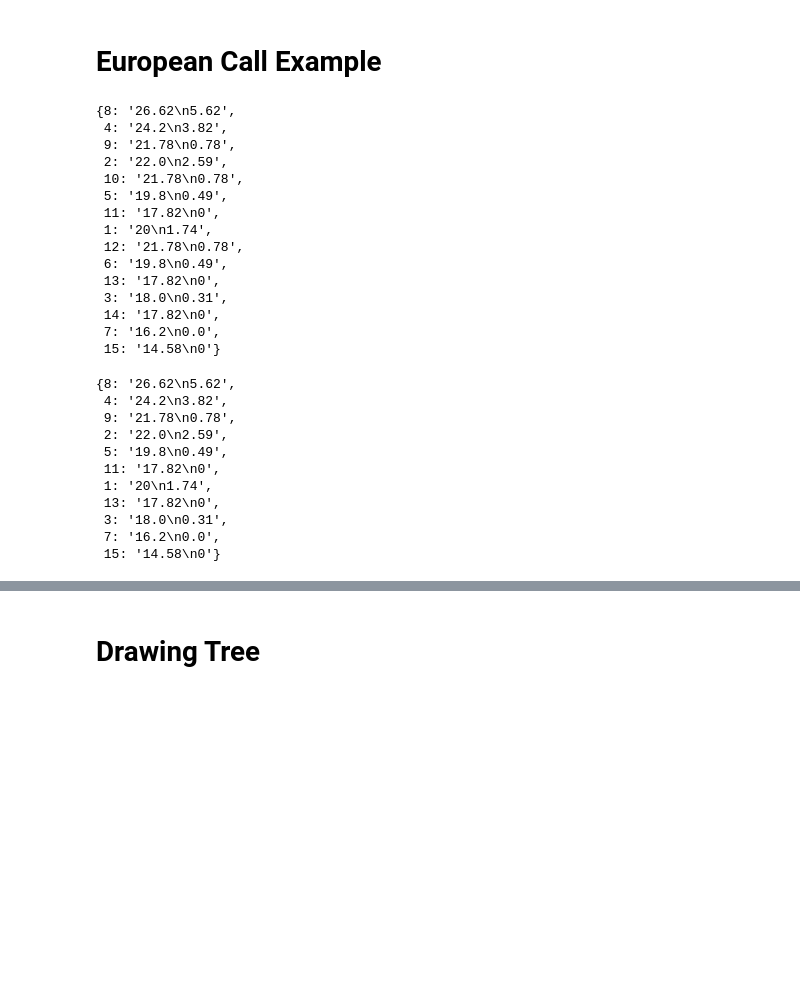
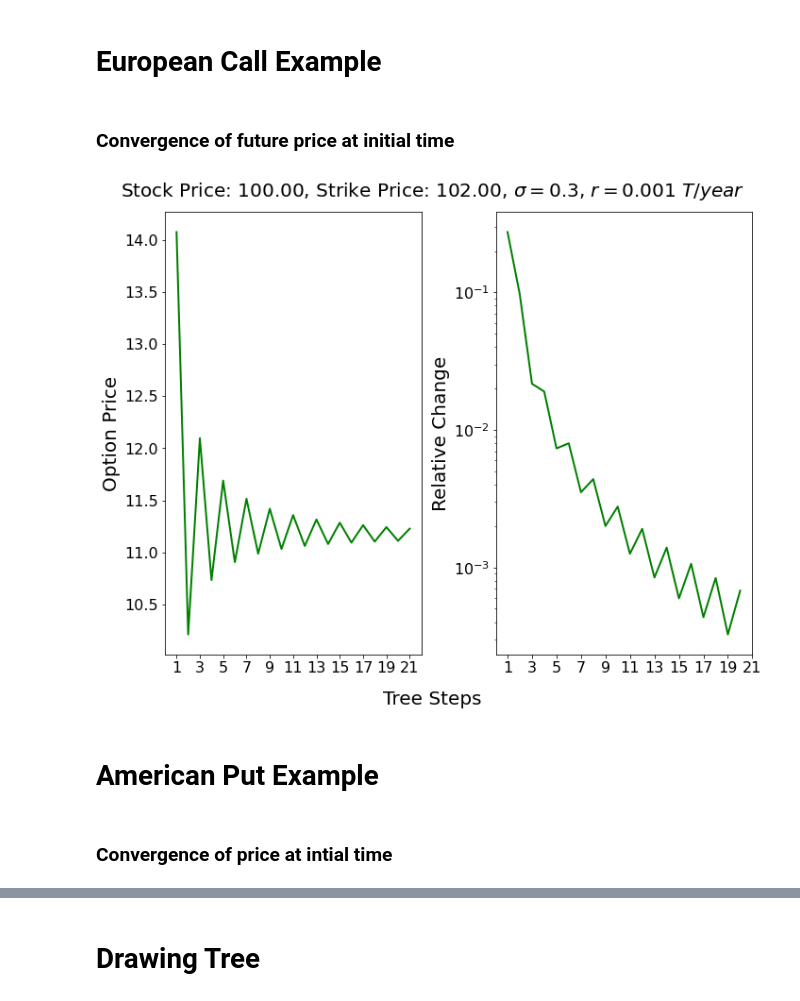
Before and after one commit to tdore738/Simple-Pricing, a Jupyter notebook: trees/Binary_Trees_For_Options.ipynb, the cells around one changed output, grey strips where cells are left out. Drawn from its saved outputs; the diff is of its cells as text; code cells hidden in the pictures; blank space fills up the shorter version.

Commit message:
Completed some examples which show convergence of tree method

```diff
--- a/trees/Binary_Trees_For_Options.ipynb
+++ b/trees/Binary_Trees_For_Options.ipynb
@@ -224,48 +253,4 @@ def setAmericanPut(root,r,strike_price):
 # %% [markdown]
 # European Call Example
-# %%
-price = 20
-root_euro_call = createRoot(price)
-
-u = 1.1
-d = 0.9
-T = 3
-createWithPrices(root_euro_call,T,u,d)
-
-r = 0.12*.25
-strike_price = price + 1
-setFutures(root_euro_call,"European","call",r,strike_price)
-nodeList = list(getNodes(root_euro_call))
-
-pricingNodeMap = {node[0]:"{}\n{}".format(round(node[1],2),round(node[2],2)) for node in nodeList}
-pricingNodeMap
-# %% [output]
-{8: '26.62\n5.62',
- 4: '24.2\n3.82',
- 9: '21.78\n0.78',
- 2: '22.0\n2.59',
- 10: '21.78\n0.78',
- 5: '19.8\n0.49',
- 11: '17.82\n0',
- 1: '20\n1.74',
- 12: '21.78\n0.78',
- 6: '19.8\n0.49',
- 13: '17.82\n0',
- 3: '18.0\n0.31',
- 14: '17.82\n0',
- 7: '16.2\n0.0',
- 15: '14.58\n0'}
-# %%
-pricingNodeMap
-# %% [output]
-{8: '26.62\n5.62',
- 4: '24.2\n3.82',
- 9: '21.78\n0.78',
- 2: '22.0\n2.59',
- 5: '19.8\n0.49',
- 11: '17.82\n0',
- 1: '20\n1.74',
- 13: '17.82\n0',
- 3: '18.0\n0.31',
- 7: '16.2\n0.0',
- 15: '14.58\n0'}
+# %% [markdown]
+### Convergence of future price at initial time
@@ -271,0 +280,30 @@ pricingNodeMap
+# %%
+price_convergance = np.array(prices)
+rel_change = np.abs(np.gradient(price_convergance))[:-1]/price_convergance[:-1]
+
+fig, axes = plt.subplots(1,2,figsize=(10,8))
+axes[0].plot(np.arange(1,price_convergance.size+1),price_convergance,color='g',linewidth=2)
+axes[0].set_ylabel('Option Price',size=20)
+
+axes[1].plot(np.arange(1,rel_change.size+1),rel_change,color='g',linewidth=2)
+axes[1].set_ylabel('Relative Change',size=20)
+axes[1].set_yscale('log')
+
+for ax in axes:
+    xlabs = np.arange(1,price_convergance.size+1,int((price_convergance.size+1)/8)) # 8 labels on x axis
+    ax.set_xticks(xlabs,fontsize=18)
+    ax.tick_params(axis='x', labelsize=16)
+    ax.tick_params(axis='y', labelsize=16)
+
+
+
+
+fig.supxlabel('Tree Steps',size=20)
+fig.suptitle(r'Stock Price: {0:.2f}, Strike Price: {1:.2f}, $\sigma={2}$, $r={3}\ T/year$'.format(price,strike_price,sigma,r_eff),size=20)
+fig.tight_layout()
+# %% [output]
+[figure, added]
+# %% [markdown]
+# American Put Example
+# %% [markdown]
+### Convergence of price at intial time
```
Also changed, not shown: parts of 10 cells of this notebook.
